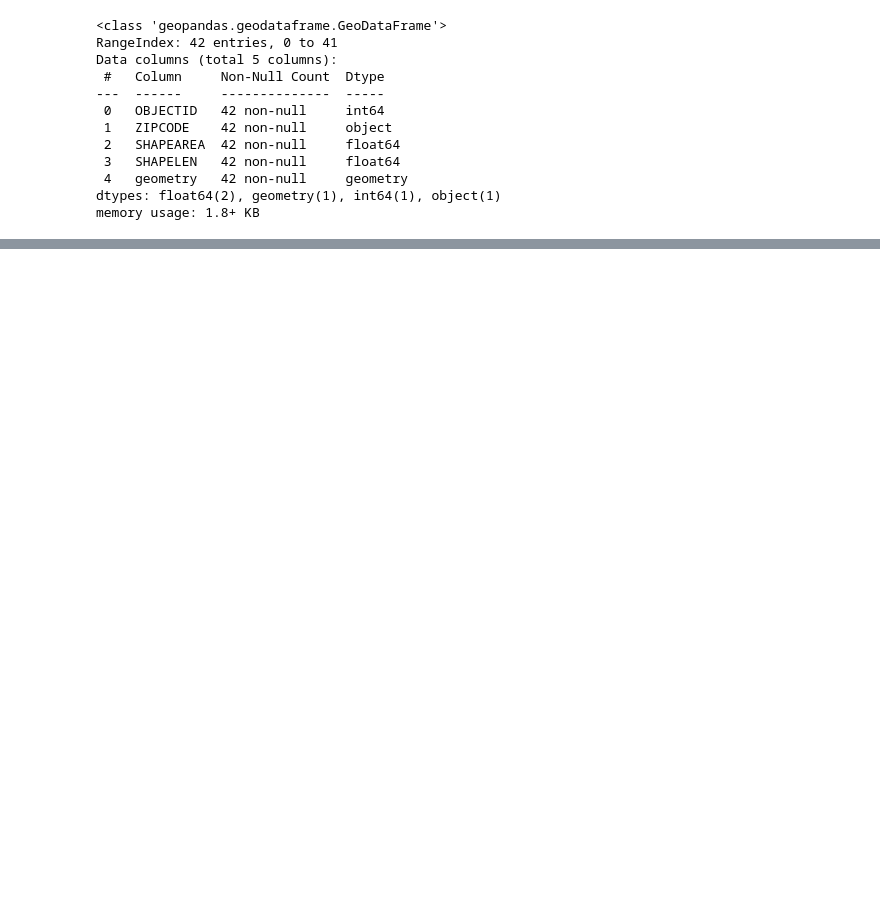
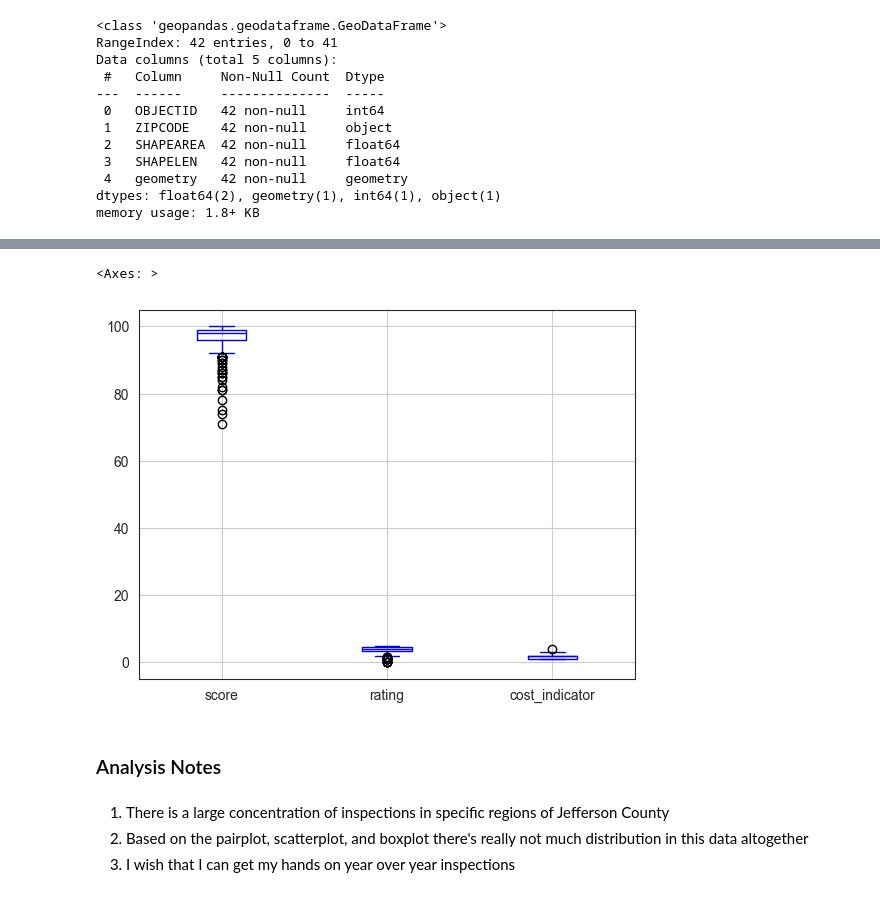
Before and after one commit to mary-vo/inspection, a Jupyter notebook: analysis.ipynb, the cells around one changed output, grey strips where cells are left out. Saved outputs shown, nothing was run; the diff lists cells and outputs as text; code cells hidden in the pictures; blank space fills up the shorter version.

Commit message:
removing unnecessary files, updating code with markdowns and notes

```diff
--- a/analysis.ipynb
+++ b/analysis.ipynb
@@ -195,0 +158,12 @@ plt.show()
+# %%
+sns.set_style('white')
+merged_df_masked.boxplot(column=['score', 'rating', 'cost_indicator'], color='blue',fontsize=10)
+# %% [output]
+<Axes: >
+[figure, added]
+# %% [markdown]
+### Analysis Notes
+# %% [markdown]
+1. There is a large concentration of inspections in specific regions of Jefferson County
+2. Based on the pairplot, scatterplot, and boxplot there's really not much distribution in this data altogether
+3. I wish that I can get my hands on year over year inspections
```
Also changed, not shown: parts of 21 cells of this notebook, 5 other files.
